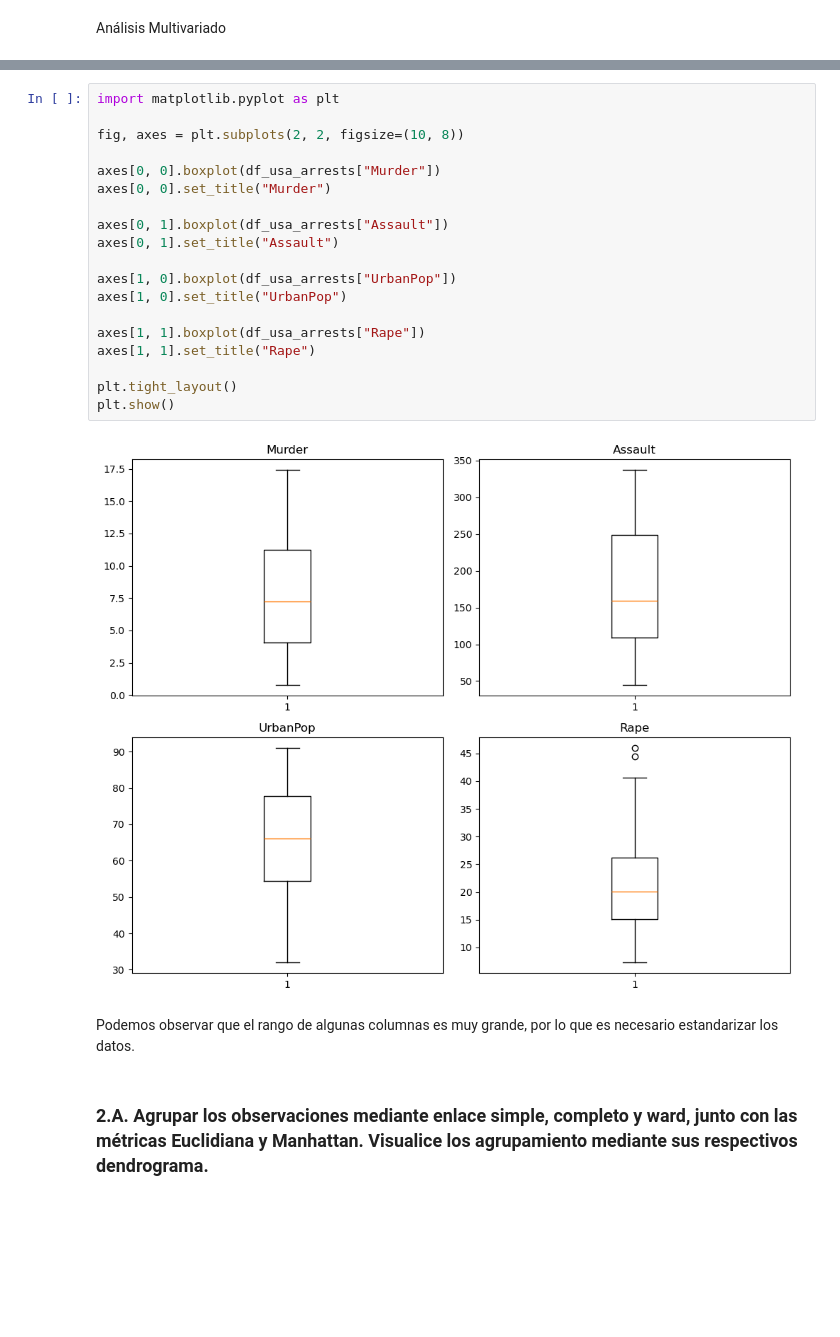
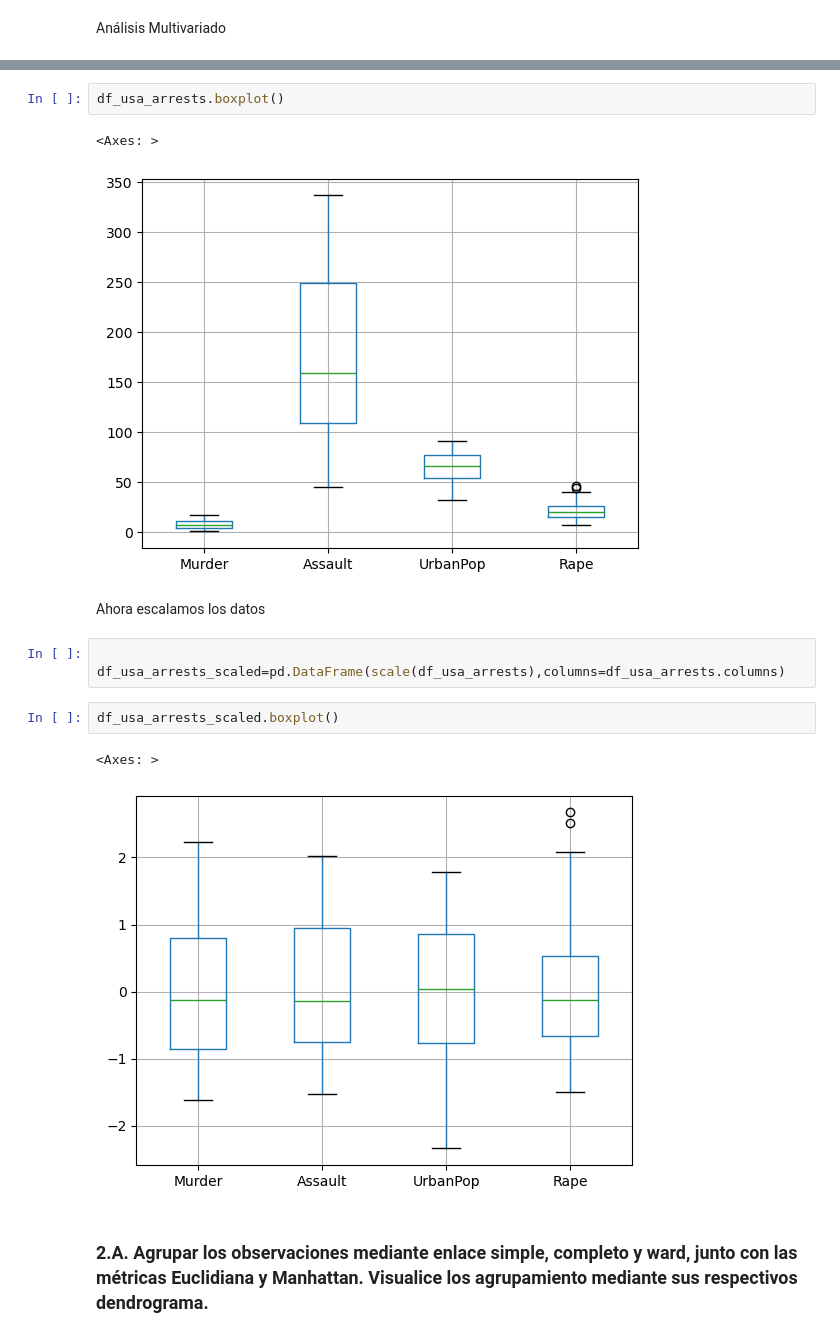
Before and after one commit to mjfura/Laboratorio-ML-Aprendizaje, a Jupyter notebook: aprendizaje-no-supervizado/laboratorio_1.ipynb, the cells around one changed output, grey strips where cells are left out. Drawn from its saved outputs; the diff is of its cells as text; blank space fills up the shorter version.

```diff
--- a/aprendizaje-no-supervizado/laboratorio_1.ipynb
+++ b/aprendizaje-no-supervizado/laboratorio_1.ipynb
@@ -125,26 +94,18 @@ Rape      0.075156 -0.200718
-# %%
-import matplotlib.pyplot as plt
-
-fig, axes = plt.subplots(2, 2, figsize=(10, 8))
-
-axes[0, 0].boxplot(df_usa_arrests["Murder"])
-axes[0, 0].set_title("Murder")
-
-axes[0, 1].boxplot(df_usa_arrests["Assault"])
-axes[0, 1].set_title("Assault")
-
-axes[1, 0].boxplot(df_usa_arrests["UrbanPop"])
-axes[1, 0].set_title("UrbanPop")
-
-axes[1, 1].boxplot(df_usa_arrests["Rape"])
-axes[1, 1].set_title("Rape")
-
-plt.tight_layout()
-plt.show()
-# %% [output]
-[figure, removed]
-# %% [markdown]
-Podemos observar que el rango de algunas columnas es muy grande, por lo que es necesario estandarizar los datos.
+# %%
+df_usa_arrests.boxplot()
+# %% [output]
+<Axes: >
+[figure, added]
+# %% [markdown]
+Ahora escalamos los datos
+# %%
+
+df_usa_arrests_scaled=pd.DataFrame(scale(df_usa_arrests),columns=df_usa_arrests.columns)
+# %%
+df_usa_arrests_scaled.boxplot()
+# %% [output]
+<Axes: >
+[figure, added]
 # %% [markdown]
 ### 2.A. Agrupar los observaciones mediante enlace simple, completo y ward, junto con las métricas Euclidiana y Manhattan. Visualice los agrupamiento mediante sus respectivos dendrograma.
 # %% [markdown]
```
Also changed, not shown: parts of 57 cells of this notebook.
